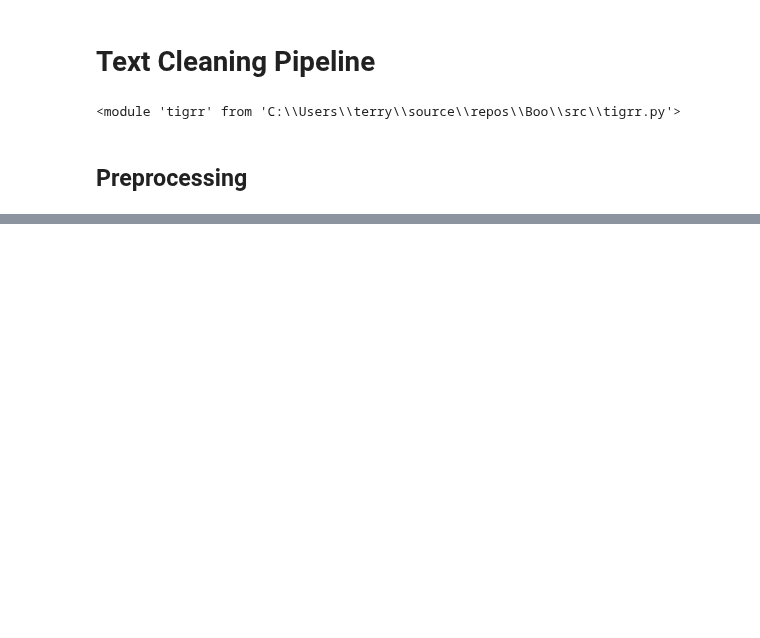
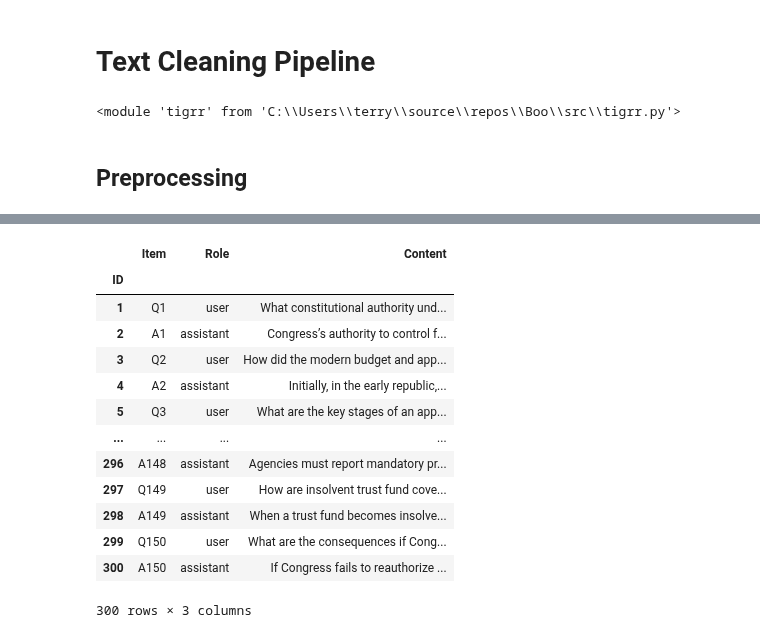
Before and after one commit to is-leeroy-jenkins/Boo, a Jupyter notebook: ipynb/tiggr.ipynb, the cells around one changed output, grey strips where cells are left out. Cells and saved outputs as stored; diff of their text form; code cells hidden in the pictures; blank space fills up the shorter version.

```diff
--- a/ipynb/tiggr.ipynb
+++ b/ipynb/tiggr.ipynb
@@ -1285,4 +1439,26 @@ for r in range( 25 ):
 # %%
+# Define Data
 xl_redbook = pd.read_excel( redbook, sheet_name='Training' )
-df_redbook = pd.DataFrame( xl_redbook )
-redbook_rows = len( df_redbook )
+names = [ 'ID', 'Item', 'Role', 'Content' ]
+red_inx = xl_redbook.index
+df_redbook = pd.DataFrame( data=xl_redbook, columns=names, index=red_inx )
+df_redbook = df_redbook.set_index( 'ID' )
+red_rows = len( df_redbook )
+# %%
+# View Dataframe
+df_redbook
+# %% [output]
+|  | Item | Role | Content |
+| ID |  |  |  |
+| 1 | Q1 | user | What constitutional authority und... |
+| 2 | A1 | assistant | Congress’s authority to control f... |
+| 3 | Q2 | user | How did the modern budget and app... |
+| 4 | A2 | assistant | Initially, in the early republic,... |
+| 5 | Q3 | user | What are the key stages of an app... |
+| ... | ... | ... | ... |
+| 296 | A148 | assistant | Agencies must report mandatory pr... |
+| 297 | Q149 | user | How are insolvent trust fund cove... |
+| 298 | A149 | assistant | When a trust fund becomes insolve... |
+| 299 | Q150 | user | What are the consequences if Cong... |
+| 300 | A150 | assistant | If Congress fails to reauthorize ... |
+300 rows × 3 columns
```
Also changed, not shown: parts of 51 cells of this notebook, 28 other files.
